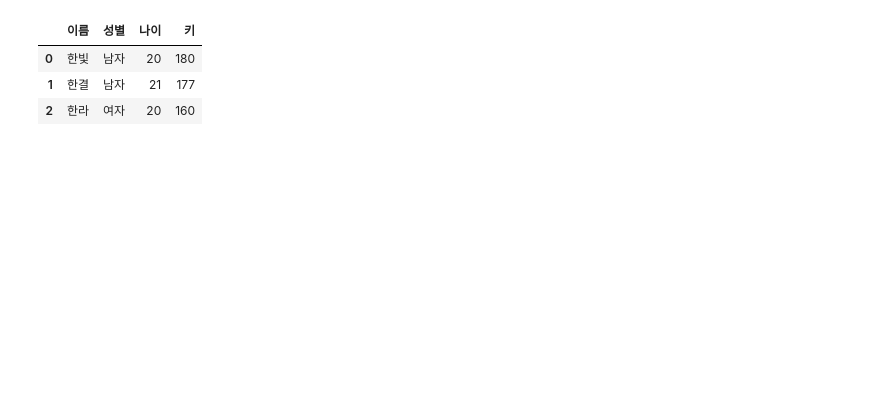
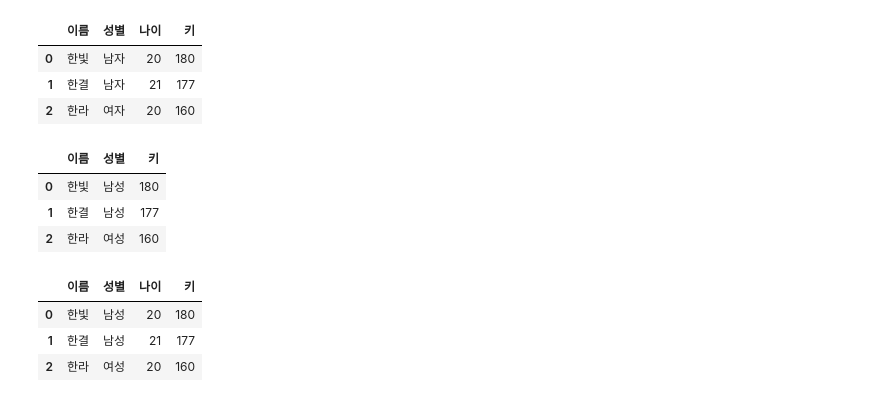
Before and after one commit to hj-1006/hj_pyton_study, a Jupyter notebook: 넘파이와_판다스.ipynb, the cells around one changed output. Saved outputs shown, nothing was run; the diff lists cells and outputs as text; code cells hidden in the pictures; blank space fills up the shorter version.

```diff
--- a/넘파이와_판다스.ipynb
+++ b/넘파이와_판다스.ipynb
@@ -156,3 +164,32 @@ pd.DataFrame(list1, columns=col_names)
 | 0 | 한빛 | 남자 | 20 | 180 |
 | 1 | 한결 | 남자 | 21 | 177 |
 | 2 | 한라 | 여자 | 20 | 160 |
+# %%
+#6-14 닉셔너리로 데이터 프레임 생성
+dict1 = {'이름':{0:'한빛',1:'한결',2:'한라'},
+         '성별':{0:'남성',1:'남성',2:'여성'},
+         '키':{0:'180',1:'177',2:'160'}}
+
+pd.DataFrame(dict1)
+# %% [output]
+|  | 이름 | 성별 | 키 |
+| 0 | 한빛 | 남성 | 180 |
+| 1 | 한결 | 남성 | 177 |
+| 2 | 한라 | 여성 | 160 |
+# %%
+#6-15 배열로 데이터프레임 생성
+import numpy as np
+import pandas as pd
+
+arr1 = np.array([['한빛','남성','20','180'],
+                 ['한결','남성','21','177'],
+                 ['한라','여성','20','160'],])
+
+col_names = ['이름','성별','나이','키']
+
+pd.DataFrame(arr1, columns = col_names)
+# %% [output]
+|  | 이름 | 성별 | 나이 | 키 |
+| 0 | 한빛 | 남성 | 20 | 180 |
+| 1 | 한결 | 남성 | 21 | 177 |
+| 2 | 한라 | 여성 | 20 | 160 |
```
Also changed, not shown: parts of 3 cells of this notebook.
